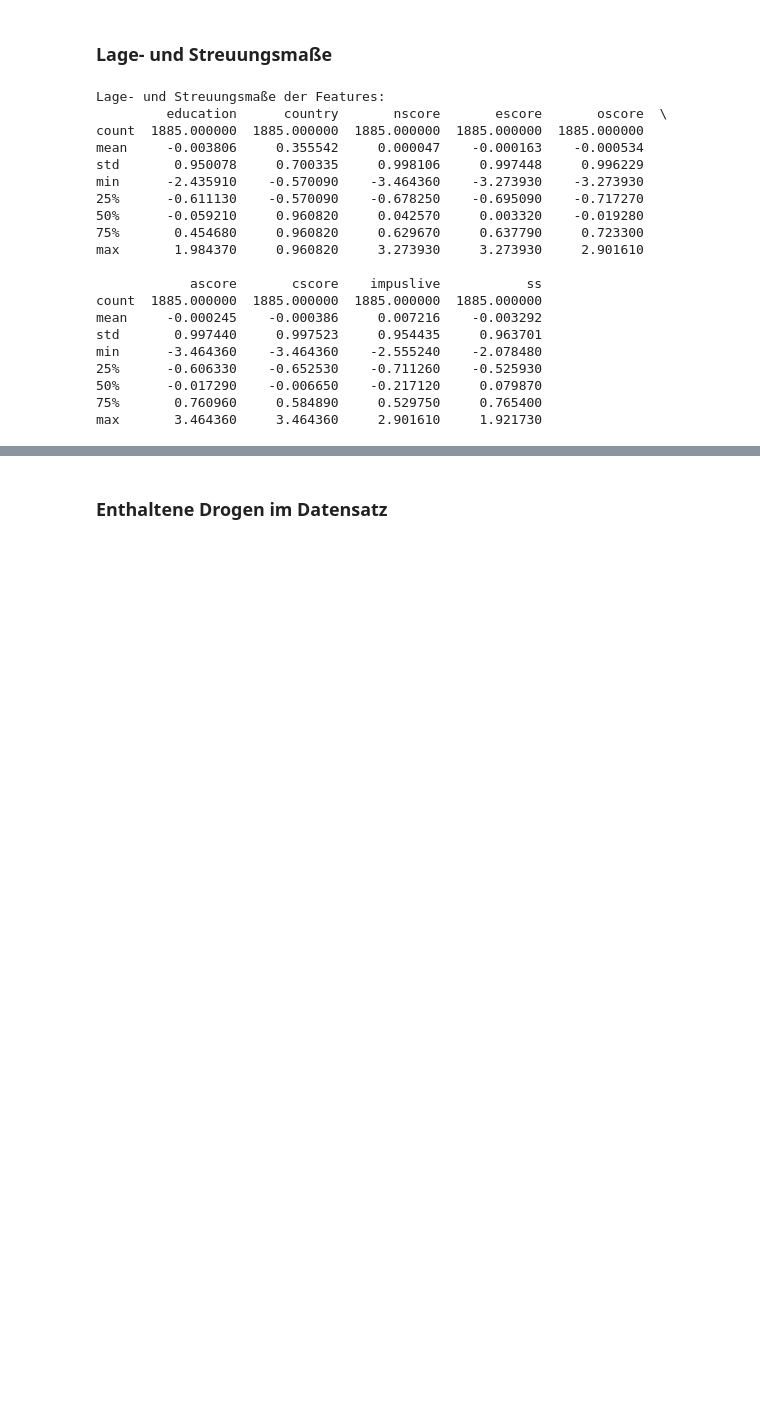
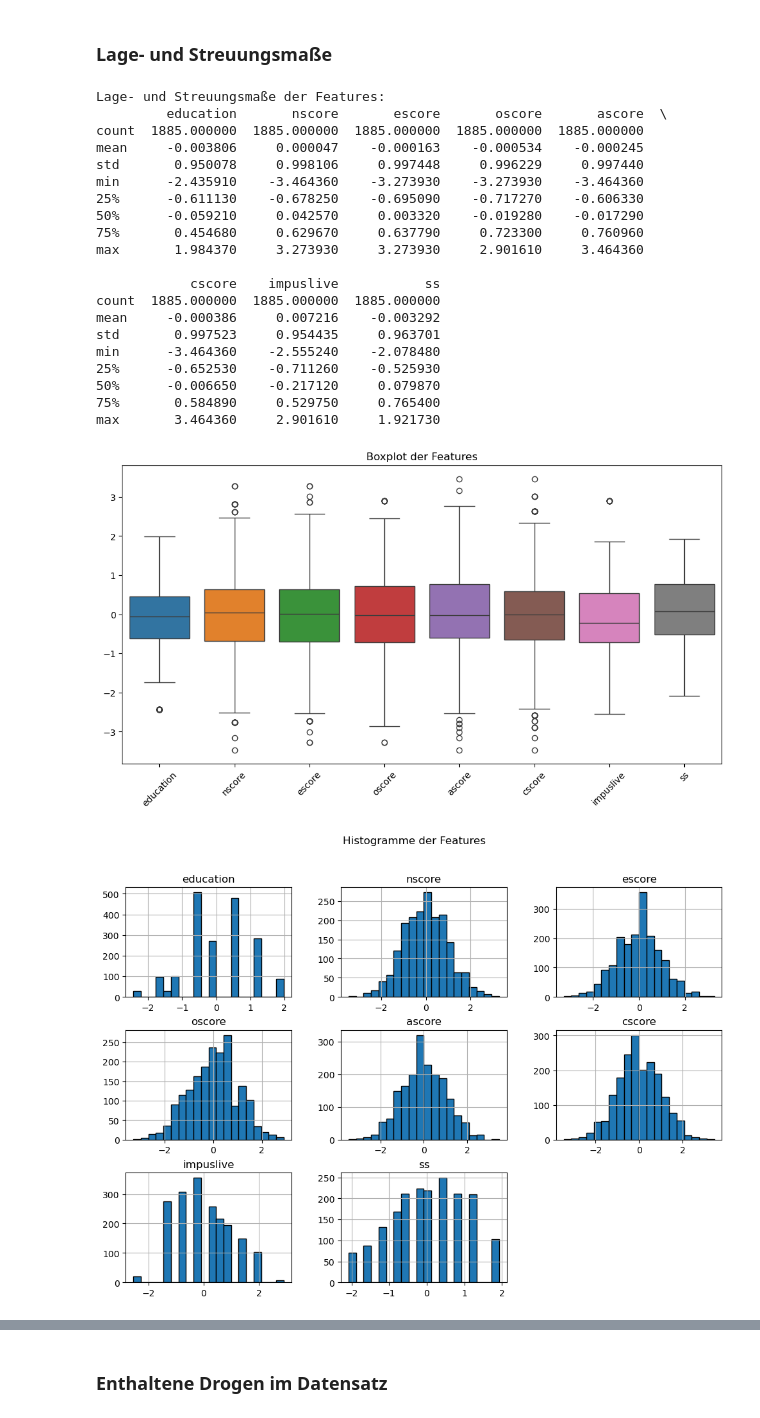
Before and after one commit to Salih-Kelmendi/LuisSalihML, a Jupyter notebook: Drug-Consumption2.ipynb, the cells around one changed output, grey strips where cells are left out. Drawn from its saved outputs; the diff is of its cells as text; code cells hidden in the pictures; blank space fills up the shorter version.

```diff
--- a/Drug-Consumption2.ipynb
+++ b/Drug-Consumption2.ipynb
@@ -22,8 +22,7 @@ dataset = fetch_ucirepo(id=373)
 # %% [markdown]
 ### Daten (Features und Zielvariable)
 # %%
-X = dataset.data.features
-X = X.drop(columns=['age', 'gender', 'ethnicity'])
+X = dataset.data.features.drop(columns=['age', 'gender', 'ethnicity', 'country'], errors='ignore')
 y = dataset.data.targets
 # %% [markdown]
 ### Erste Übersicht der Features und der Zielvariablen
@@ -59,27 +58,45 @@ vsa          object
 dtype: object
 # %% [markdown]
 ### Lage- und Streuungsmaße
-# %%
-print("Lage- und Streuungsmaße der Features:")
-print(X.describe())
-# %% [output]
-Lage- und Streuungsmaße der Features:
-         education      country       nscore       escore       oscore  \
-count  1885.000000  1885.000000  1885.000000  1885.000000  1885.000000
-mean     -0.003806     0.355542     0.000047    -0.000163    -0.000534
-std       0.950078     0.700335     0.998106     0.997448     0.996229
-min      -2.435910    -0.570090    -3.464360    -3.273930    -3.273930
-25%      -0.611130    -0.570090    -0.678250    -0.695090    -0.717270
-50%      -0.059210     0.960820     0.042570     0.003320    -0.019280
-75%       0.454680     0.960820     0.629670     0.637790     0.723300
-max       1.984370     0.960820     3.273930     3.273930     2.901610
-
-            ascore       cscore    impuslive           ss
-count  1885.000000  1885.000000  1885.000000  1885.000000
-mean     -0.000245    -0.000386     0.007216    -0.003292
-std       0.997440     0.997523     0.954435     0.963701
-min      -3.464360    -3.464360    -2.555240    -2.078480
-25%      -0.606330    -0.652530    -0.711260    -0.525930
-50%      -0.017290    -0.006650    -0.217120     0.079870
-75%       0.760960     0.584890     0.529750     0.765400
-max       3.464360     3.464360     2.901610     1.921730
+# %%
+print("Lage- und Streuungsmaße der Features:")
+print(X.describe())
+
+plt.figure(figsize=(12, 6))
+sns.boxplot(data=X)
+plt.xticks(rotation=45)
+plt.title("Boxplot der Features")
+plt.show()
+
+X.hist(figsize=(12, 8), bins=20, edgecolor="black")
+plt.suptitle("Histogramme der Features")
+plt.show()
+
+plt.figure(figsize=(12, 6))
+sns.violinplot(data=X)
+plt.xticks(rotation=45)
+plt.title("Violinplot der Features")
+plt.show()
+# %% [output]
+Lage- und Streuungsmaße der Features:
+         education       nscore       escore       oscore       ascore  \
+count  1885.000000  1885.000000  1885.000000  1885.000000  1885.000000
+mean     -0.003806     0.000047    -0.000163    -0.000534    -0.000245
+std       0.950078     0.998106     0.997448     0.996229     0.997440
+min      -2.435910    -3.464360    -3.273930    -3.273930    -3.464360
+25%      -0.611130    -0.678250    -0.695090    -0.717270    -0.606330
+50%      -0.059210     0.042570     0.003320    -0.019280    -0.017290
+75%       0.454680     0.629670     0.637790     0.723300     0.760960
+max       1.984370     3.273930     3.273930     2.901610     3.464360
+
+            cscore    impuslive           ss
+count  1885.000000  1885.000000  1885.000000
+mean     -0.000386     0.007216    -0.003292
+std       0.997523     0.954435     0.963701
+min      -3.464360    -2.555240    -2.078480
+25%      -0.652530    -0.711260    -0.525930
+50%      -0.006650    -0.217120     0.079870
+75%       0.584890     0.529750     0.765400
+max       3.464360     2.901610     1.921730
+[figure, added]
+[figure, added]
```
Also changed, not shown: parts of 16 cells of this notebook.
